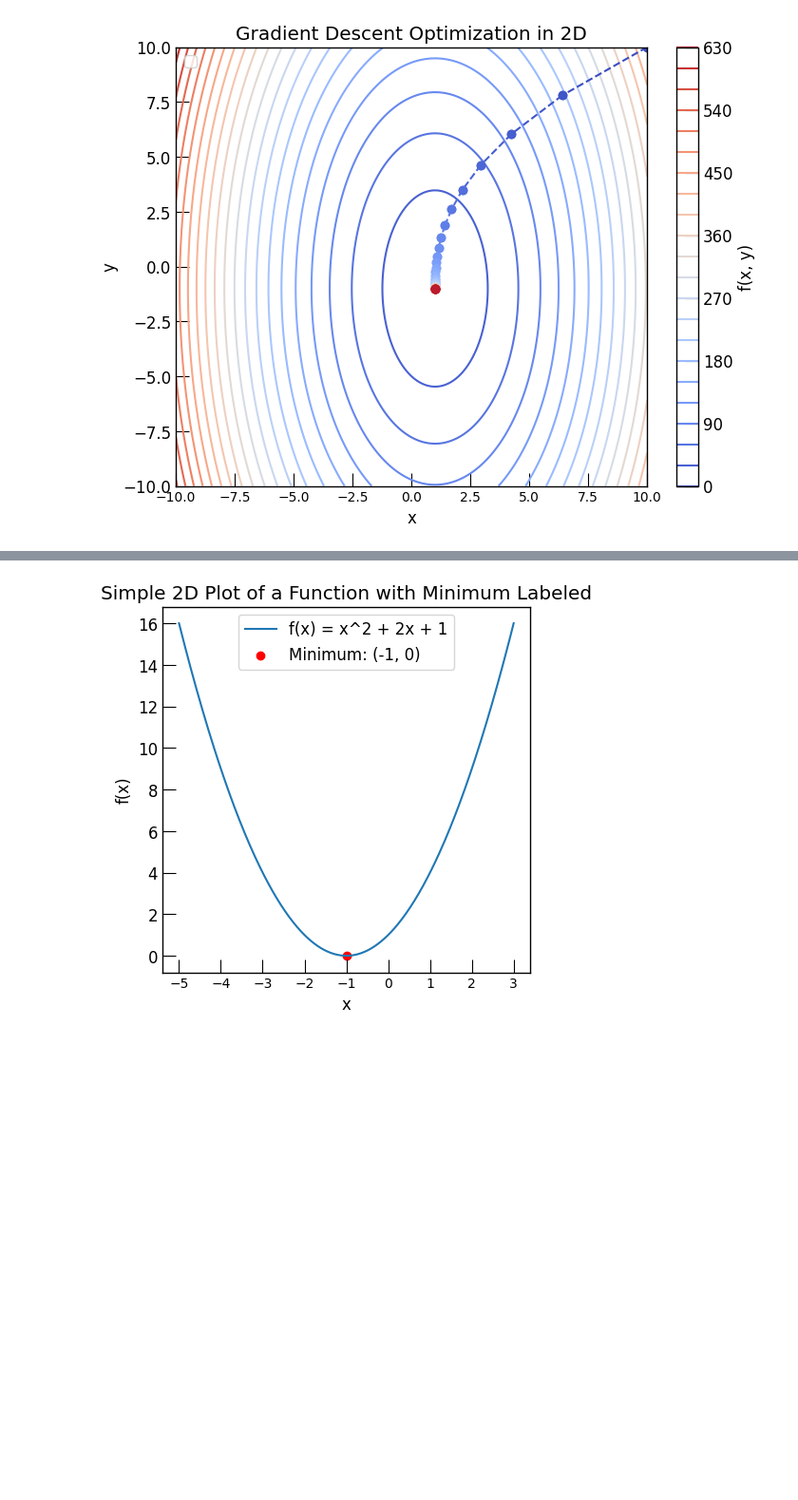
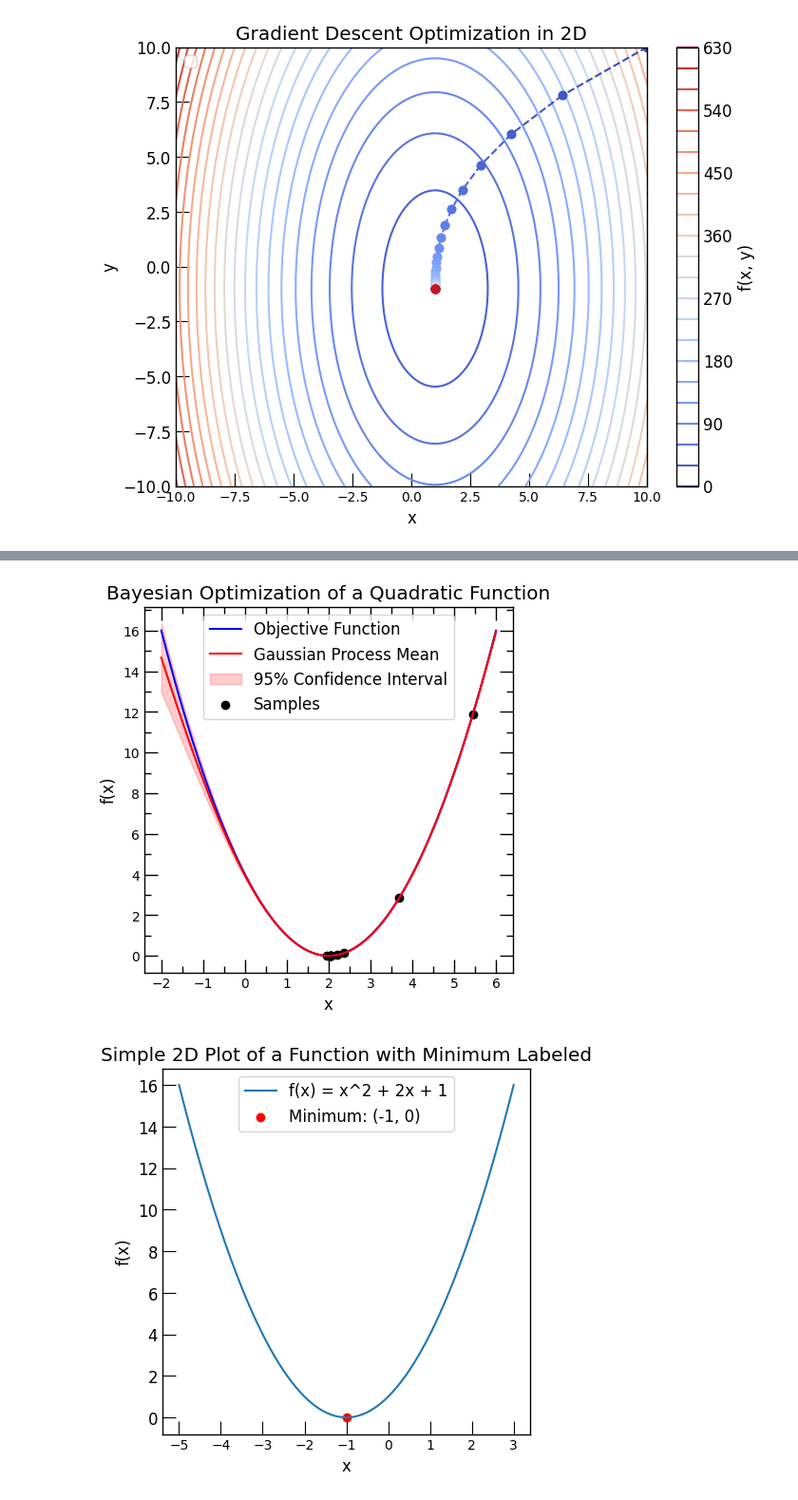
Before and after one commit to deng-group/MLE4217_5219_book, a Jupyter notebook: figures/original_figs/make_figures.ipynb, the cells around one changed output, grey strips where cells are left out. Shown at 95% size. Drawn from its saved outputs; the diff is of its cells as text; code cells hidden in the pictures; blank space fills up the shorter version.

```diff
--- a/figures/original_figs/make_figures.ipynb
+++ b/figures/original_figs/make_figures.ipynb
@@ -585,0 +968,84 @@ Function value at global minimum: 7.573463760500674
+# %%
+import numpy as np
+from sklearn.gaussian_process import GaussianProcessRegressor
+from sklearn.gaussian_process.kernels import RBF, ConstantKernel as C
+from scipy.stats import norm
+from matplotlib.ticker import AutoMinorLocator
+
+import matplotlib.pyplot as plt
+
+# Define the quadratic objective function
+def objective(x):
+    return (x - 2)**2  # Minimum at x=2
+
+# Define the complex 1D function to minimize with deeper and wider local minima
+# def objective(x):
+#     return 5 * np.sin(5 * x) * np.cos(5 * x) + (x - 2)**2 + 10
+
+# Define the Gaussian Process model
+kernel = C(1.0, (1e-3, 1e3)) * RBF(1.0, (1e-3, 1e3))
+gp = GaussianProcessRegressor(kernel=kernel, n_restarts_optimizer=9)
+
+# Define the acquisition function (Upper Confidence Bound)
+def acquisition(x, gp, xi=0.05):
+    mu, sigma = gp.predict(x.reshape(-1, 1)), gp.predict(x.reshape(-1, 1), return_std=True)[1]
+    mu = mu.flatten()
+    return mu + xi * sigma
+
+# Bayesian optimization algorithm
+def bayesian_optimization(objective, gp, acquisition, bounds, n_iter=10, n_initial=2):
+    # Generate initial data
+    X_sample = np.random.uniform(bounds[0], bounds[1], n_initial)
+    Y_sample = np.array([objective(x) for x in X_sample])
+
+    # Fit the Gaussian Process model
+    gp.fit(X_sample.reshape(-1, 1), Y_sample)
+
+    # Bayesian optimization loop
+    for i in range(n_iter):
+        # Find the next point to sample
+        X_next = np.linspace(bounds[0], bounds[1], 100)
+        Y_next = acquisition(X_next, gp)
+        x_next = X_next[np.argmin(Y_next)]
+
+        # Sample the objective function
+        y_next = objective(x_next)
+
+        # Add the new data to the existing data
+        X_sample = np.append(X_sample, x_next)
+        Y_sample = np.append(Y_sample, y_next)
+
+        # Fit the Gaussian Process model
+        gp.fit(X_sample.reshape(-1, 1), Y_sample)
+    return gp, X_sample, Y_sample
+
+# Define the bounds of the optimization
+bounds = (-2, 6)
+
+# Run the Bayesian optimization
+gp, X_sample, Y_sample = bayesian_optimization(objective, gp, acquisition, bounds)
+
+# Plot the results
+X_plot = np.linspace(bounds[0], bounds[1], 100)
+mu, sigma = gp.predict(X_plot.reshape(-1, 1)), gp.predict(X_plot.reshape(-1, 1), return_std=True)[1]
+mu = mu.flatten()
+
+fig, ax = plt.subplots(figsize=(5, 5))
+ax.xaxis.set_minor_locator(AutoMinorLocator(2))
+ax.yaxis.set_minor_locator(AutoMinorLocator(2))
+
+ax.tick_params(which='major', length=10, width=1.0, direction='in', labelsize=10)
+ax.tick_params(which='minor', length=5, width=1.0, direction='in', labelsize=8, top=True, right=True)
+ax.tick_params(top=True, right=True)
+
+ax.plot(X_plot, objective(X_plot), label='Objective Function', color='blue')
+ax.plot(X_plot, mu, label='Gaussian Process Mean', color='red')
+ax.fill_between(X_plot, mu - 1.96 * sigma, mu + 1.96 * sigma, alpha=0.2, color='red', label='95% Confidence Interval')
+ax.scatter(X_sample, Y_sample, label='Samples', color='black')
+ax.set_xlabel('x')
+ax.set_ylabel('f(x)')
+ax.set_title('Bayesian Optimization of a Quadratic Function')
+ax.legend()
+plt.savefig('bayesian_optimization.pdf')
+plt.show()
+# %% [output]
@@ -586,3 +1069,4 @@ Function value at global minimum: 7.573463760500674
+[figure, added]
 # %%
 import numpy as np
 
```
Also changed, not shown: parts of 13 cells of this notebook, 21 other files.
